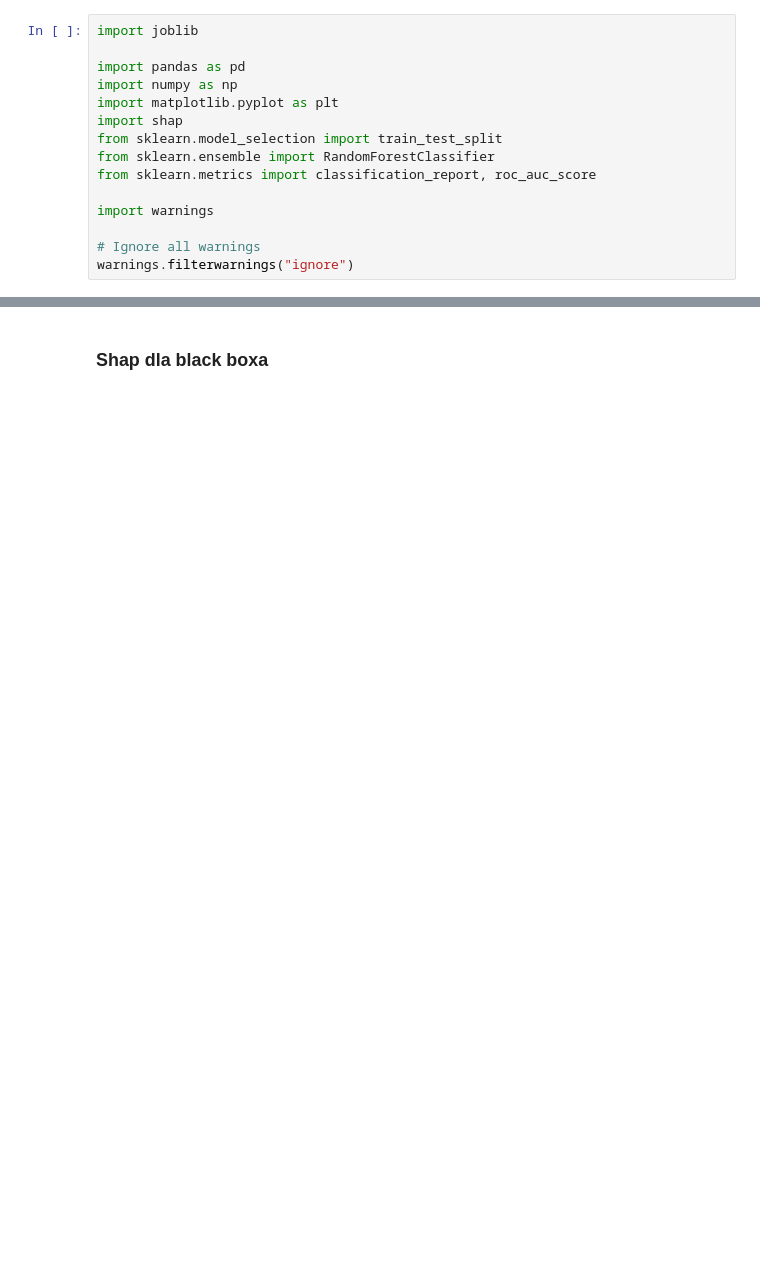
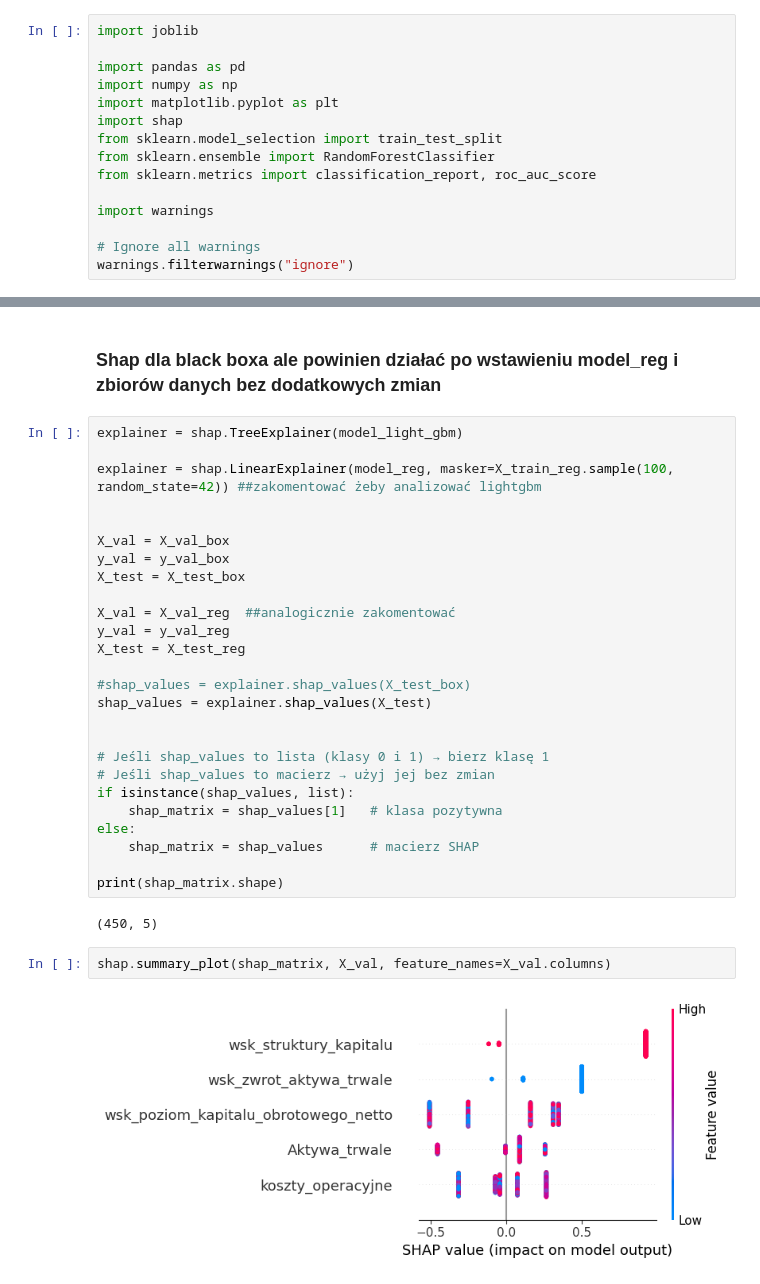
Before and after one commit to Karol315/Interpretability_of_machine_learning_project, a Jupyter notebook: Interpretability.ipynb, the cells around one changed output, grey strips where cells are left out. Saved outputs shown, nothing was run; the diff lists cells and outputs as text; blank space fills up the shorter version.

```diff
--- a/Interpretability.ipynb
+++ b/Interpretability.ipynb
@@ -32,2 +30,34 @@ FileNotFoundError: [Errno 2] No such file or directory: 'black_box_model.pkl'
 # %% [markdown]
-### Shap dla black boxa
+### Shap dla black boxa ale powinien działać po wstawieniu model_reg i zbiorów danych bez dodatkowych zmian
+# %%
+explainer = shap.TreeExplainer(model_light_gbm)
+
+explainer = shap.LinearExplainer(model_reg, masker=X_train_reg.sample(100, random_state=42)) ##zakomentować żeby analizować lightgbm
+
+
+X_val = X_val_box
+y_val = y_val_box
+X_test = X_test_box
+
+X_val = X_val_reg  ##analogicznie zakomentować
+y_val = y_val_reg
+X_test = X_test_reg
+
+#shap_values = explainer.shap_values(X_test_box)
+shap_values = explainer.shap_values(X_test)
+
+
+# Jeśli shap_values to lista (klasy 0 i 1) → bierz klasę 1
+# Jeśli shap_values to macierz → użyj jej bez zmian
+if isinstance(shap_values, list):
+    shap_matrix = shap_values[1]   # klasa pozytywna
+else:
+    shap_matrix = shap_values      # macierz SHAP
+
+print(shap_matrix.shape)
+# %% [output]
+(450, 5)
+# %%
+shap.summary_plot(shap_matrix, X_val, feature_names=X_val.columns)
+# %% [output]
+[figure, added]
```
Also changed, not shown: parts of 7 cells of this notebook.
